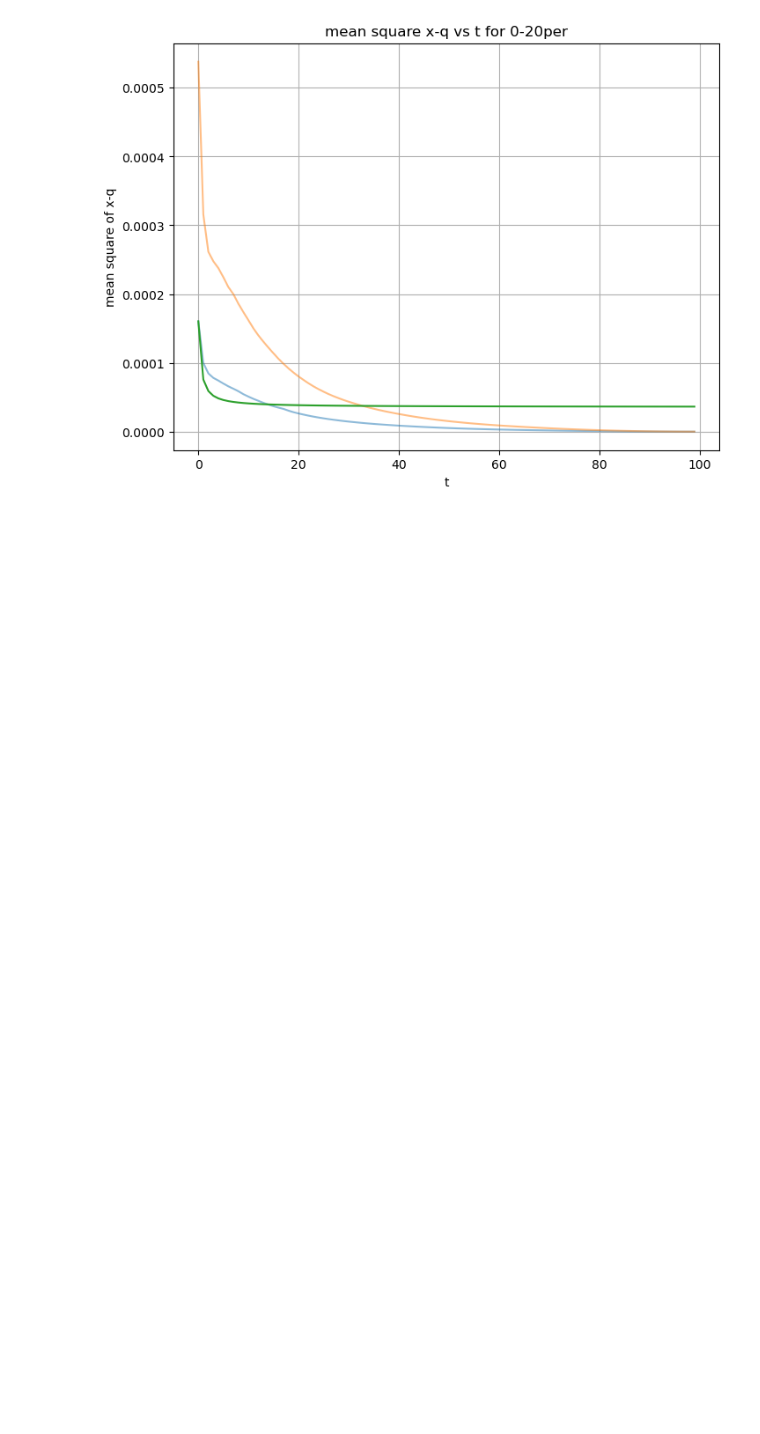
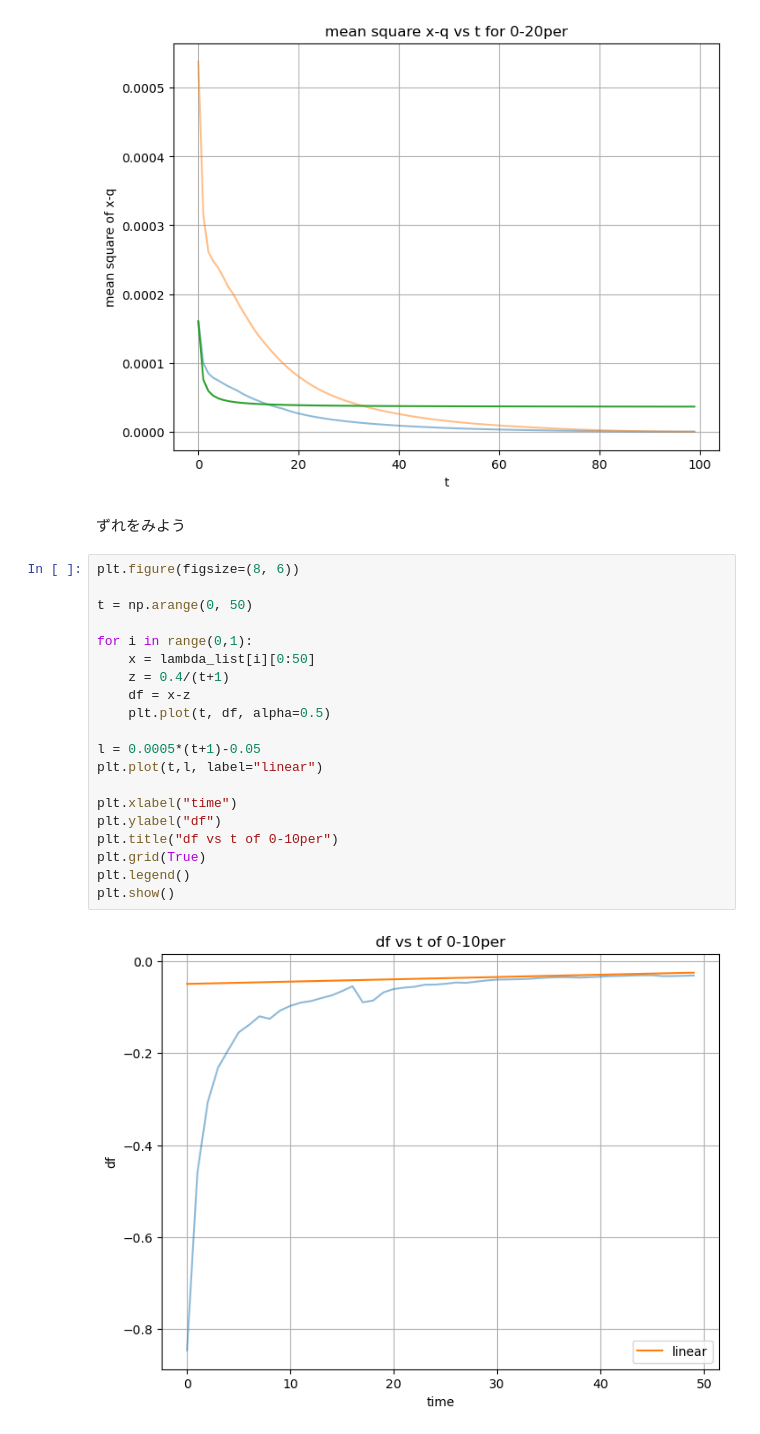
Before and after one commit to LABO-M/horserace, a Jupyter notebook: keiba17.ipynb, the cells around one changed output. Saved outputs shown, nothing was run; the diff lists cells and outputs as text; blank space fills up the shorter version.

```diff
--- a/keiba17.ipynb
+++ b/keiba17.ipynb
@@ -1037,3 +1037,27 @@ plt.grid(True)
 plt.show()
 # %% [output]
 [figure]
+# %% [markdown]
+ずれをみよう
+# %%
+plt.figure(figsize=(8, 6))
+
+t = np.arange(0, 50)
+
+for i in range(0,1):
+    x = lambda_list[i][0:50]
+    z = 0.4/(t+1)
+    df = x-z
+    plt.plot(t, df, alpha=0.5)
+
+l = 0.0005*(t+1)-0.05
+plt.plot(t,l, label="linear")
+
+plt.xlabel("time")
+plt.ylabel("df")
+plt.title("df vs t of 0-10per")
+plt.grid(True)
+plt.legend()
+plt.show()
+# %% [output]
+[figure, added]
```
Also changed, not shown: parts of 7 cells of this notebook.
